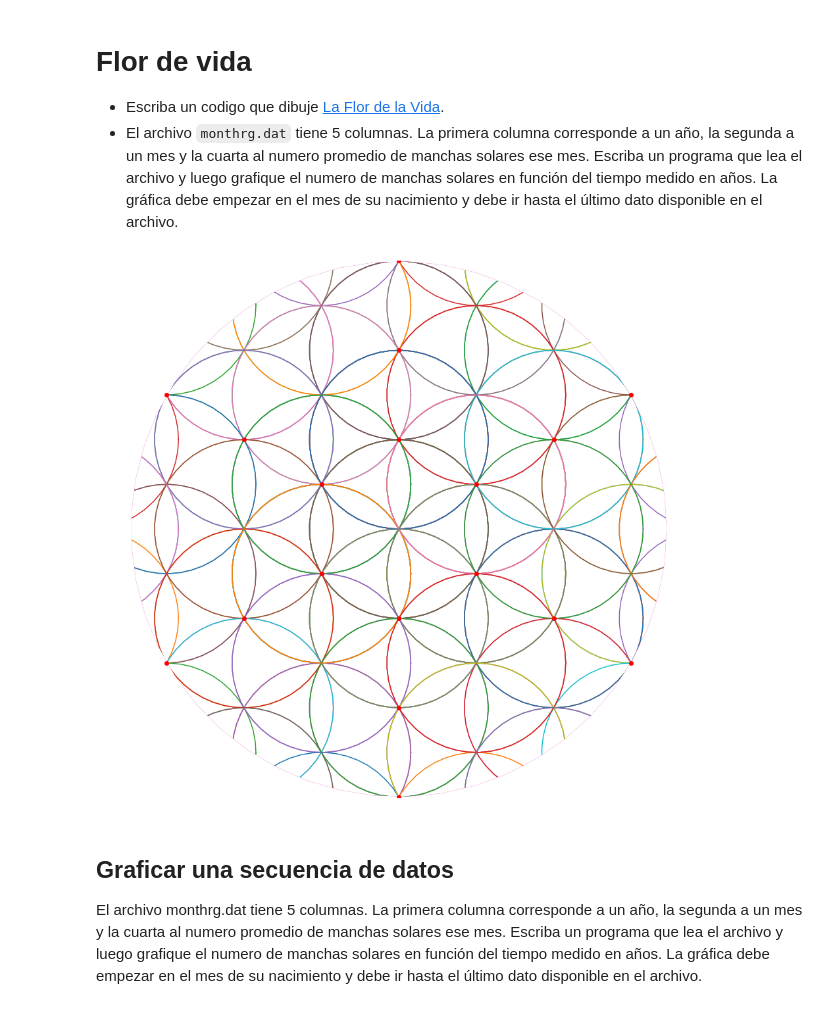
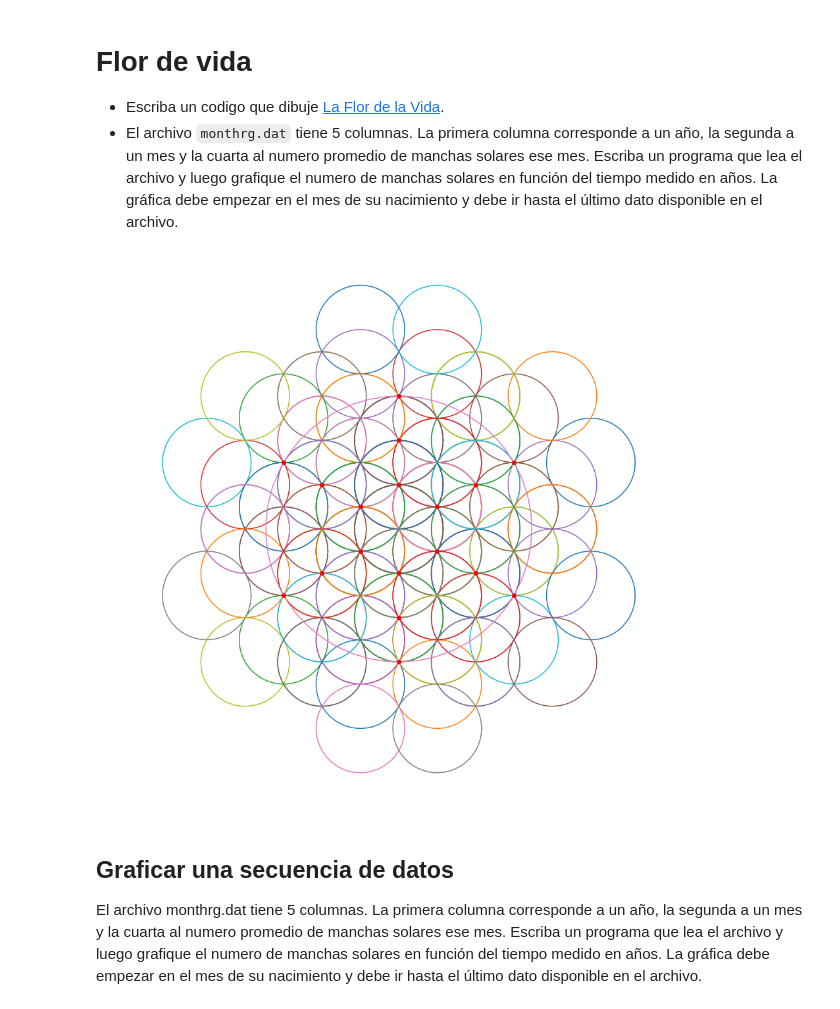
Before and after one commit to PythonBootcampUniandes/notas-de-clase, a Jupyter notebook: Soluciones/Ejercicios/Ejercicio 4.ipynb, the cells around one changed output. Saved outputs shown, nothing was run; the diff lists cells and outputs as text; code cells hidden in the pictures.

```diff
--- a/Soluciones/Ejercicios/Ejercicio 4.ipynb
+++ b/Soluciones/Ejercicios/Ejercicio 4.ipynb
@@ -72,36 +72,36 @@ for cent_ang in angles:
 
     #i = 0
     #for ang in rect_angles:
         #if i % 2 == 0:
     #dist = np.sqrt(offx**2 + offy**2)
     #dx, dy = r2*radius * np.cos(ang), r2*radius * np.sin(ang)
     #x = radius * np.cos(circle_angles) + offx
     #y = radius * np.sin(circle_angles) + offy
     #plt.plot(x, y)
         #i += 1
 
 
 full_radius = radius * 3
 x = full_radius * np.cos(circle_angles)
 y = full_radius * np.sin(circle_angles)
 plt.plot(x, y, zorder=1)
 
 n, radii = 50, [full_radius, 5*radius]
 theta = np.linspace(0, 2*np.pi, n, endpoint=True)
 xs = np.outer(radii, np.cos(theta))
 ys = np.outer(radii, np.sin(theta))
 
 # in order to have a closed area, the circles
 # should be traversed in opposite directions
 xs[1,:] = xs[1,::-1]
 ys[1,:] = ys[1,::-1]
 
-plt.fill(np.ravel(xs), np.ravel(ys), facecolor='white', edgecolor='#FFFFFF',zorder=2)
-plt.axis([-3*radius, 3*radius, -3*radius, 3*radius])
+#plt.fill(np.ravel(xs), np.ravel(ys), facecolor='white', edgecolor='#FFFFFF',zorder=2)
+#plt.axis([-3*radius, 3*radius, -3*radius, 3*radius])
 
 plt.show()
 # %% [output]
-[figure, old version]
+[figure, new version]
 # %% [markdown]
 ## Graficar una secuencia de datos
 El archivo monthrg.dat tiene 5 columnas. La primera columna corresponde a un año, la segunda a un mes y la cuarta al numero promedio de manchas solares ese mes. Escriba un programa que lea el archivo y luego grafique el numero de manchas solares en función del tiempo medido en años. La gráfica debe empezar en el mes de su nacimiento y debe ir hasta el último dato disponible en el archivo.
```
